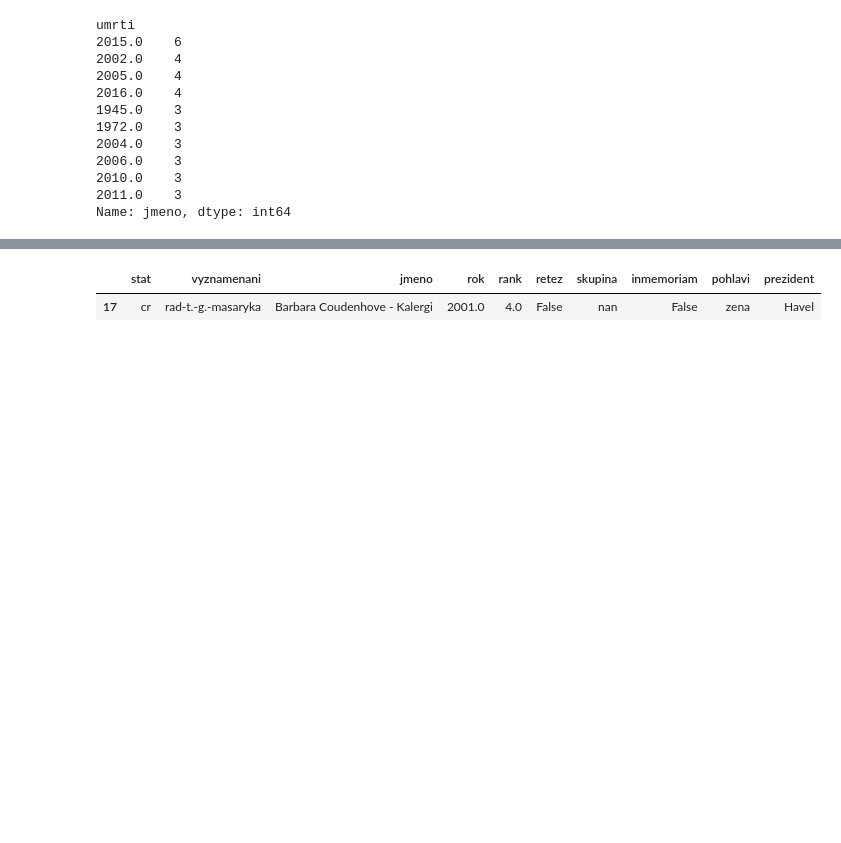
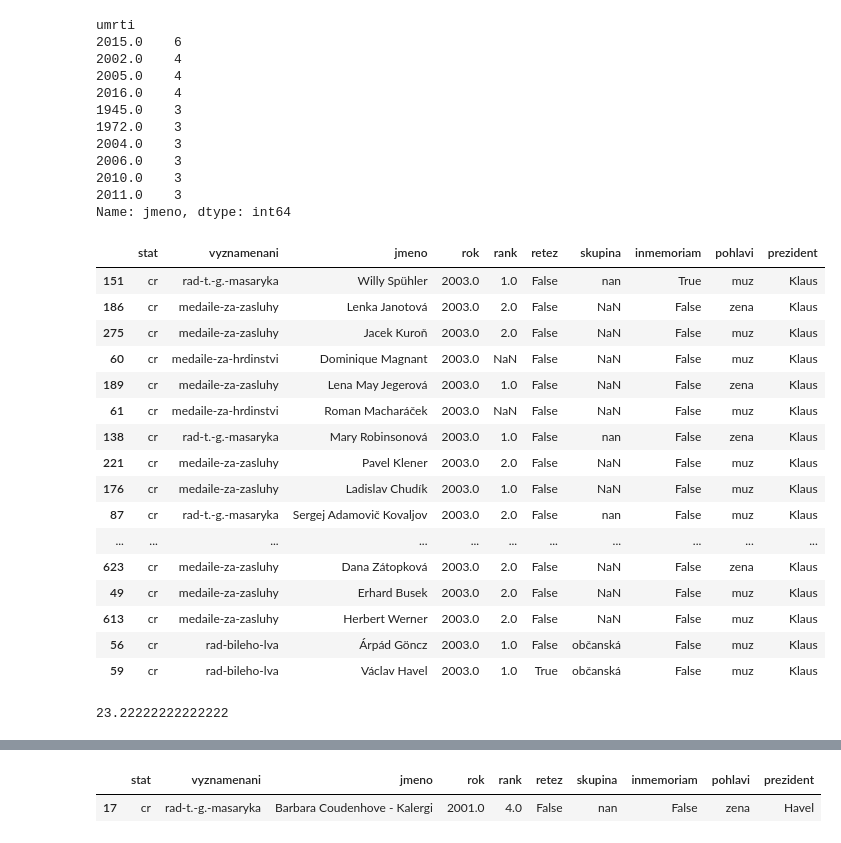
Before and after one commit to DataRozhlas/vyznamenani, a Jupyter notebook: vyznamenani.ipynb, the cells around one changed output, grey strips where cells are left out. Saved outputs shown, nothing was run; the diff lists cells and outputs as text; code cells hidden in the pictures; blank space fills up the shorter version.

```diff
--- a/vyznamenani.ipynb
+++ b/vyznamenani.ipynb
@@ -169,6 +173,7 @@ metaly.loc[metaly.jmeno.eq("Hanuš"),"jmeno"]="Hanuš Holzer"
 metaly.loc[metaly.jmeno.eq("Kare"),"jmeno"]="Karel Kryl"
 metaly.loc[metaly.jmeno.eq("Karel"),"jmeno"]="Karel Hanzl"
 metaly.loc[metaly.jmeno.eq("František"),"jmeno"]="František Kriegel"
+metaly.loc[metaly.jmeno.eq("Detlef"),"jmeno"]="Detlef Lingemann"
 
 metaly.loc[metaly.jmeno.eq("Alfred Duff Cooper"),"inmemoriam"]=True
 metaly.loc[metaly.jmeno.eq("Lech Aleksander Kaczyński"),"inmemoriam"]=True
@@ -686,3 +769,27 @@ umrti
 2010.0    3
 2011.0    3
 Name: jmeno, dtype: int64
+# %%
+metaly[metaly.rok.eq(2003)].head(50)
+# %% [output]
+|  | stat | vyznamenani | jmeno | rok | rank | retez | skupina | inmemoriam | pohlavi | prezident |
+| 151 | cr | rad-t.-g.-masaryka | Willy Spühler | 2003.0 | 1.0 | False | nan | True | muz | Klaus |
+| 186 | cr | medaile-za-zasluhy | Lenka Janotová | 2003.0 | 2.0 | False | NaN | False | zena | Klaus |
+| 275 | cr | medaile-za-zasluhy | Jacek Kuroň | 2003.0 | 2.0 | False | NaN | False | muz | Klaus |
+| 60 | cr | medaile-za-hrdinstvi | Dominique Magnant | 2003.0 | NaN | False | NaN | False | muz | Klaus |
+| 189 | cr | medaile-za-zasluhy | Lena May Jegerová | 2003.0 | 1.0 | False | NaN | False | zena | Klaus |
+| 61 | cr | medaile-za-hrdinstvi | Roman Macharáček | 2003.0 | NaN | False | NaN | False | muz | Klaus |
+| 138 | cr | rad-t.-g.-masaryka | Mary Robinsonová | 2003.0 | 1.0 | False | nan | False | zena | Klaus |
+| 221 | cr | medaile-za-zasluhy | Pavel Klener | 2003.0 | 2.0 | False | NaN | False | muz | Klaus |
+| 176 | cr | medaile-za-zasluhy | Ladislav Chudík | 2003.0 | 1.0 | False | NaN | False | muz | Klaus |
+| 87 | cr | rad-t.-g.-masaryka | Sergej Adamovič Kovaljov | 2003.0 | 2.0 | False | nan | False | muz | Klaus |
+| ... | ... | ... | ... | ... | ... | ... | ... | ... | ... | ... |
+| 623 | cr | medaile-za-zasluhy | Dana Zátopková | 2003.0 | 2.0 | False | NaN | False | zena | Klaus |
+| 49 | cr | medaile-za-zasluhy | Erhard Busek | 2003.0 | 2.0 | False | NaN | False | muz | Klaus |
+| 613 | cr | medaile-za-zasluhy | Herbert Werner | 2003.0 | 2.0 | False | NaN | False | muz | Klaus |
+| 56 | cr | rad-bileho-lva | Árpád Göncz | 2003.0 | 1.0 | False | občanská | False | muz | Klaus |
+| 59 | cr | rad-bileho-lva | Václav Havel | 2003.0 | 1.0 | True | občanská | False | muz | Klaus |
+# %%
+metaly[metaly.rok.isin([2004,2005,2006,2007,2008,2009,2010,2011,2012])].groupby("rok")["jmeno"].nunique().mean()
+# %% [output]
+23.22222222222222
```
Also changed, not shown: parts of 34 cells of this notebook, 4 other files.
